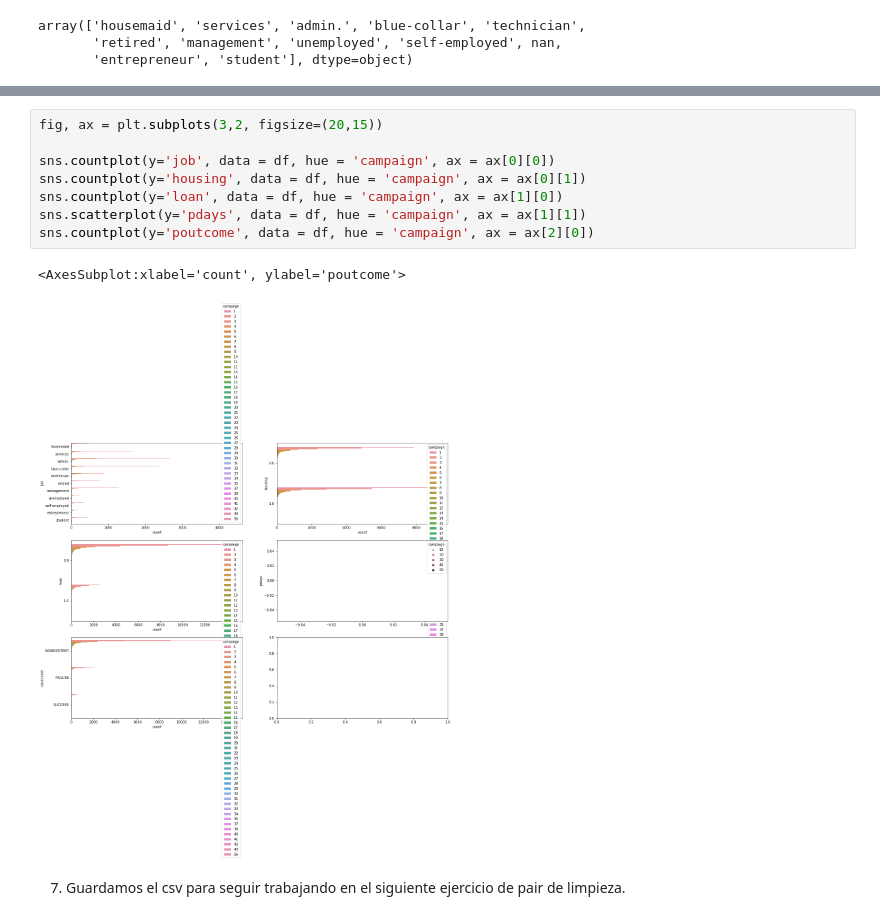
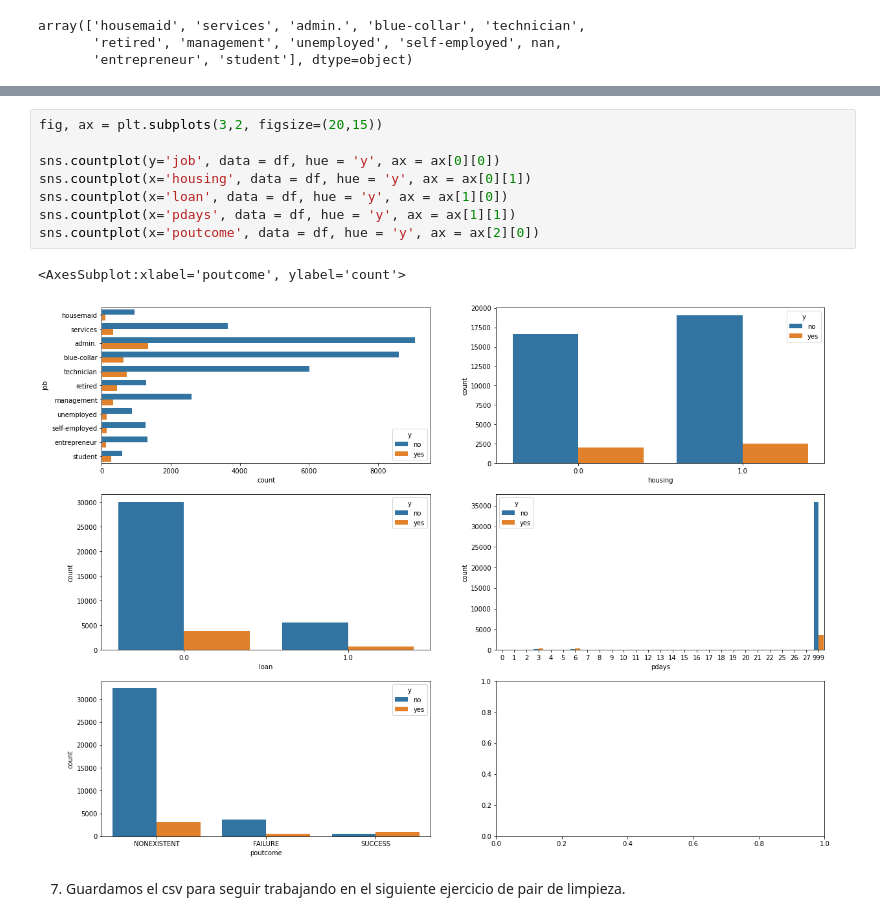
Before and after one commit to Adalab/EDA-y-ETL, a Jupyter notebook: limpieza/limpieza-I.ipynb, the cells around one changed output, grey strips where cells are left out. Cells and saved outputs as stored; diff of their text form.

```diff
--- a/limpieza/limpieza-I.ipynb
+++ b/limpieza/limpieza-I.ipynb
@@ -243,13 +259,13 @@ array(['NONEXISTENT', 'FAILURE', 'SUCCESS'], dtype=object)
 # %%
 fig, ax = plt.subplots(3,2, figsize=(20,15))
 
-sns.countplot(y='job', data = df, hue = 'campaign', ax = ax[0][0])
-sns.countplot(y='housing', data = df, hue = 'campaign', ax = ax[0][1])
-sns.countplot(y='loan', data = df, hue = 'campaign', ax = ax[1][0])
-sns.scatterplot(y='pdays', data = df, hue = 'campaign', ax = ax[1][1])
-sns.countplot(y='poutcome', data = df, hue = 'campaign', ax = ax[2][0])
+sns.countplot(y='job', data = df, hue = 'y', ax = ax[0][0])
+sns.countplot(x='housing', data = df, hue = 'y', ax = ax[0][1])
+sns.countplot(x='loan', data = df, hue = 'y', ax = ax[1][0])
+sns.countplot(x='pdays', data = df, hue = 'y', ax = ax[1][1])
+sns.countplot(x='poutcome', data = df, hue = 'y', ax = ax[2][0])
 # %% [output]
-<AxesSubplot:xlabel='count', ylabel='poutcome'>
+<AxesSubplot:xlabel='poutcome', ylabel='count'>
-[figure, old version]
+[figure, new version]
 # %% [markdown]
 7. Guardamos el csv para seguir trabajando en el siguiente ejercicio de pair de limpieza.
```
Also changed, not shown: parts of 3 cells of this notebook.
